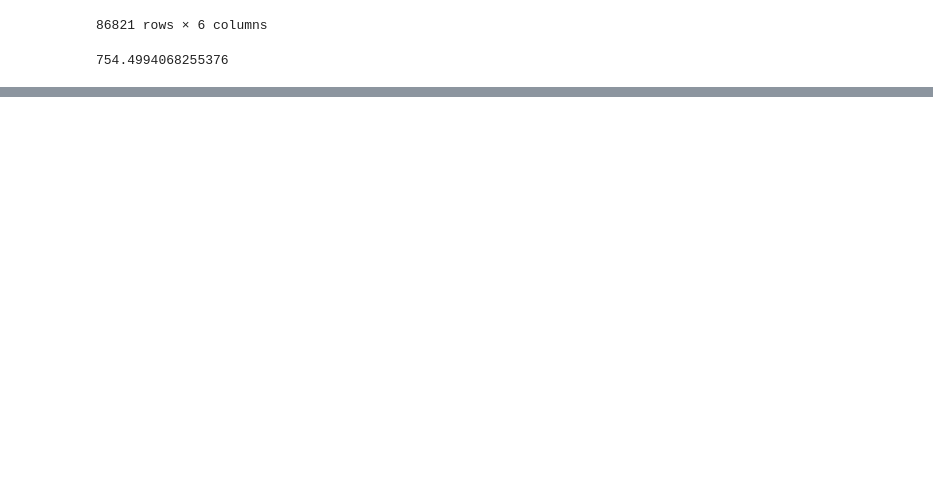
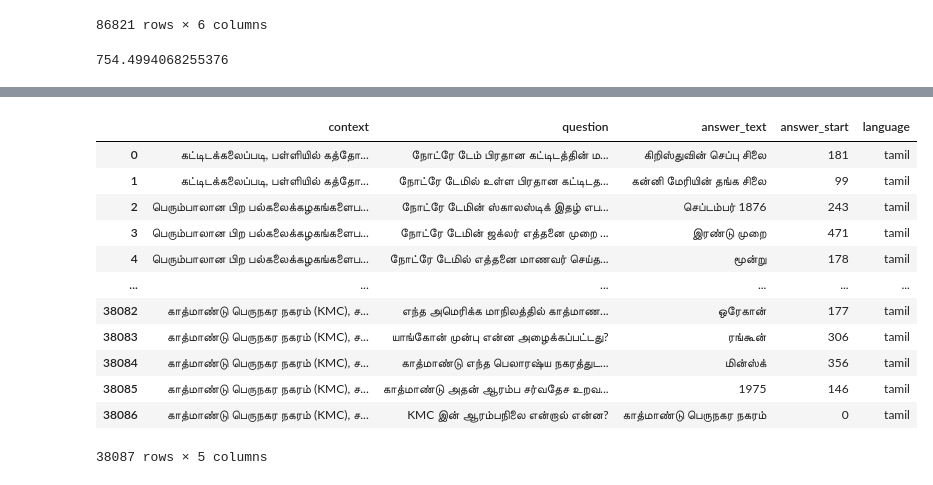
Before and after one commit to Zacchaeus00/chaii, a Jupyter notebook: working/translate/eda.ipynb, the cells around one changed output, grey strips where cells are left out. Cells and saved outputs as stored; diff of their text form; code cells hidden in the pictures; blank space fills up the shorter version.

Commit message:
put translated stuff into input. add tamil1.2_formatted

```diff
--- a/working/translate/eda.ipynb
+++ b/working/translate/eda.ipynb
@@ -67,0 +69,4 @@ squad1_translated
+# %%
+for i in tqdm(range(len(squad1_translated))):
+    if squad1_translated.loc[i, 'error'] == 'success':
+        squad1_translated.loc[i, 'error_ta'] = 'success'
@@ -76,2 +87,2 @@ Name: error_code, dtype: int64
 # %%
-squad1_translated.context_ta.isna().sum()
+squad1_translated.drop(['error'], axis=1, inplace=True)
@@ -100,0 +114,21 @@ sample.loc[1, 'context']
+# %%
+formatted = squad1_translated[squad1_translated['error_ta']=='success'].reset_index(drop=True)
+formatted.drop(['title', 'context', 'question', 'answer', 'answer_start_char_idx', 'answer_end_char_idx', 'answer_start_word_idx', 'answer_end_word_idx', 'error_ta'], axis=1, inplace=True)
+formatted['answer_start_ta']=formatted['answer_start_ta'].astype(int)
+formatted['language']='tamil'
+formatted.columns = formatted.columns.str.replace(r'_ta$', '')
+formatted
+# %% [output]
+|  | context | question | answer_text | answer_start | language |
+| 0 | கட்டிடக்கலைப்படி, பள்ளியில் கத்தோ... | நோட்ரே டேம் பிரதான கட்டிடத்தின் ம... | கிறிஸ்துவின் செப்பு சிலை | 181 | tamil |
+| 1 | கட்டிடக்கலைப்படி, பள்ளியில் கத்தோ... | நோட்ரே டேமில் உள்ள பிரதான கட்டிடத... | கன்னி மேரியின் தங்க சிலை | 99 | tamil |
+| 2 | பெரும்பாலான பிற பல்கலைக்கழகங்களைப... | நோட்ரே டேமின் ஸ்காலஸ்டிக் இதழ் எப... | செப்டம்பர் 1876 | 243 | tamil |
+| 3 | பெரும்பாலான பிற பல்கலைக்கழகங்களைப... | நோட்ரே டேமின் ஜக்லர் எத்தனை முறை ... | இரண்டு முறை | 471 | tamil |
+| 4 | பெரும்பாலான பிற பல்கலைக்கழகங்களைப... | நோட்ரே டேமில் எத்தனை மாணவர் செய்த... | மூன்று | 178 | tamil |
+| ... | ... | ... | ... | ... | ... |
+| 38082 | காத்மாண்டு பெருநகர நகரம் (KMC), ச... | எந்த அமெரிக்க மாநிலத்தில் காத்மாண... | ஒரேகான் | 177 | tamil |
+| 38083 | காத்மாண்டு பெருநகர நகரம் (KMC), ச... | யாங்கோன் முன்பு என்ன அழைக்கப்பட்டது? | ரங்கூன் | 306 | tamil |
+| 38084 | காத்மாண்டு பெருநகர நகரம் (KMC), ச... | காத்மாண்டு எந்த பெலாரஷ்ய நகரத்துட... | மின்ஸ்க் | 356 | tamil |
+| 38085 | காத்மாண்டு பெருநகர நகரம் (KMC), ச... | காத்மாண்டு அதன் ஆரம்ப சர்வதேச உறவ... | 1975 | 146 | tamil |
+| 38086 | காத்மாண்டு பெருநகர நகரம் (KMC), ச... | KMC இன் ஆரம்பநிலை என்றால் என்ன? | காத்மாண்டு பெருநகர நகரம் | 0 | tamil |
+38087 rows × 5 columns
```
Also changed, not shown: parts of 10 cells of this notebook, 1 other file.
